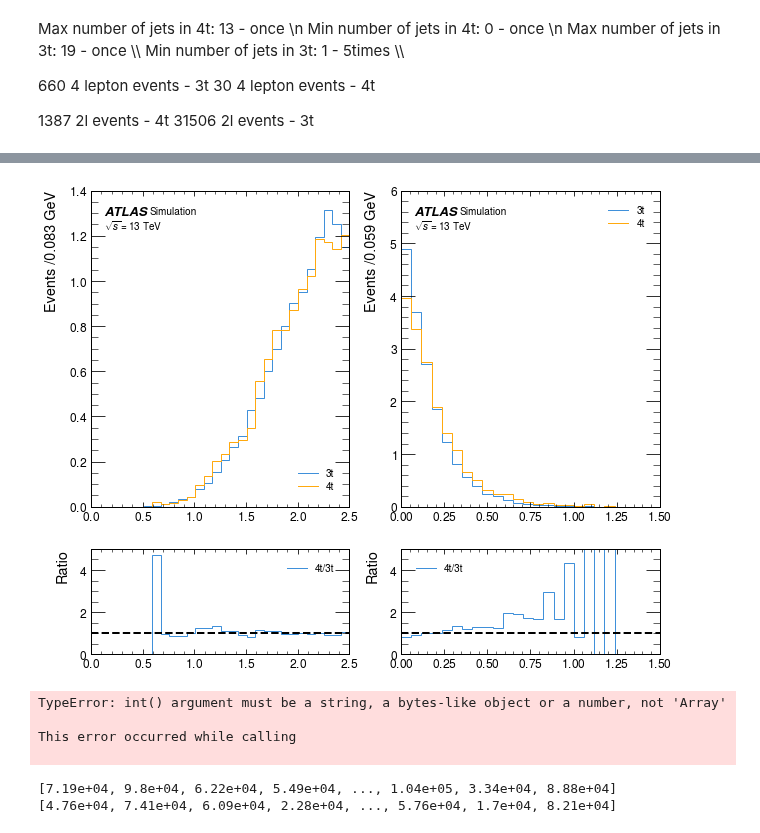
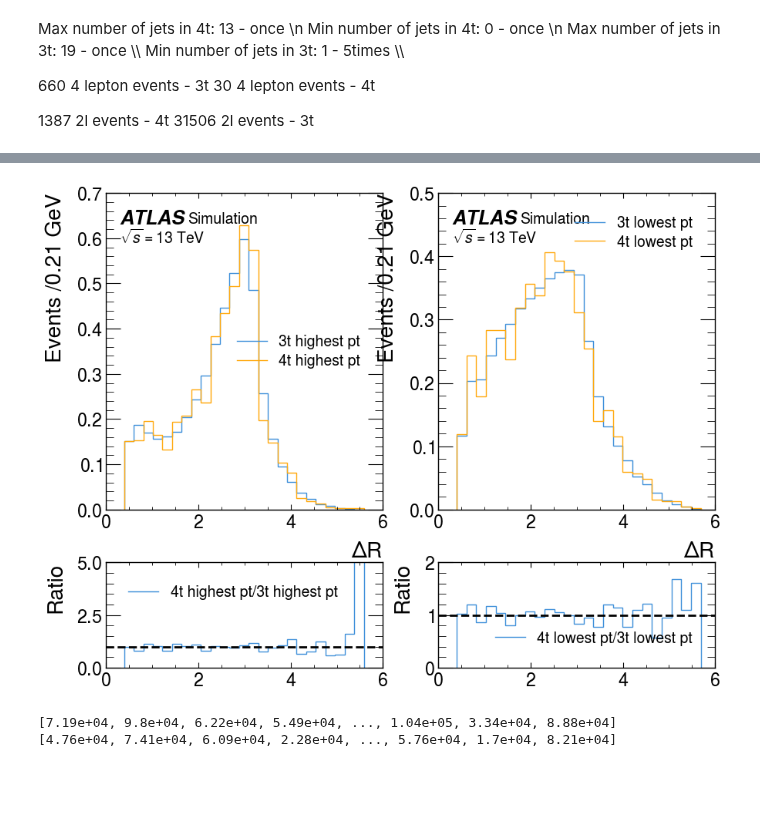
Before and after one commit to archiebrooks02/MPHYS-4Top, a Jupyter notebook: week_2.ipynb, the cells around one changed output, grey strips where cells are left out. Cells and saved outputs as stored; diff of their text form; code cells hidden in the pictures; blank space fills up the shorter version.

Commit message:
deltaR plots

```diff
--- a/week_2.ipynb
+++ b/week_2.ipynb
@@ -183,25 +447,14 @@ lowest_eta_4t = np.minimum(np.abs(lowest_eta_jet_4t.eta),np.abs(lowest_eta_lepto
 # %%
 fig, ax = plt.subplots(2,2,gridspec_kw={'height_ratios':[3,1]}, figsize=(10,8))
-histogram([highest_eta_3t, highest_eta_4t], 25, ['3t','4t'], ax[0,0], ratio=True, ratio_axes=ax[1,0], density=True)
-histogram([lowest_eta_3t, lowest_eta_4t], 25, ['3t','4t'], ax[0,1], ratio=True, ratio_axes=ax[1,1], density=True)
+histogram([deltaR_highest_pt_jet_3t, deltaR_highest_pt_jet_4t], 25, ['3t highest pt','4t highest pt'], ax[0,0], ratio=True, ratio_axes=ax[1,0], density=True)
+histogram([deltaR_lowest_pt_jet_3t, deltaR_lowest_pt_jet_4t], 25, ['3t lowest pt','4t lowest pt'], ax[0,1], ratio=True, ratio_axes=ax[1,1], density=True)
+ax[0,0].set_xlabel(r'$\Delta$R')
+ax[0,1].set_xlabel(r'$\Delta$R')
+plt.subplots_adjust(hspace=0.25)
+
+plt.show()
 # %% [output]
-[figure, old version]
+[figure, new version]
-# %%
-second_highest_pt_jet_4t = jets_4t[:,1]
-second_highest_pt_jet_3t = jets_3t[:,1]
-second_highest_pt_lepton_4t = leptons_4t[:,1]
-second_highest_pt_lepton_3t = leptons_3t[:,1]
-
-highest_pt_3t = np.sort((highest_pt_jet_3t,highest_pt_lepton_3t,second_highest_pt_jet_3t,second_highest_pt_lepton_3t), axis=1)[0]
-second_highest_pt_3t = np.sort((highest_pt_jet_3t,highest_pt_lepton_3t,second_highest_pt_jet_3t,second_highest_pt_lepton_3t), axis=1)[1]
-highest_pt_4t = np.sort(highest_pt_jet_4t.pt,highest_pt_lepton_4t.pt)
-
-print(highest_pt_3t)
-# %% [output]
-TypeError: int() argument must be a string, a bytes-like object or a number, not 'Array'
-
-This error occurred while calling
-
 # %%
 print(highest_pt_lepton_3t.pt)
 print(second_highest_pt_lepton_3t.pt)
```
Also changed, not shown: parts of 38 cells of this notebook.
